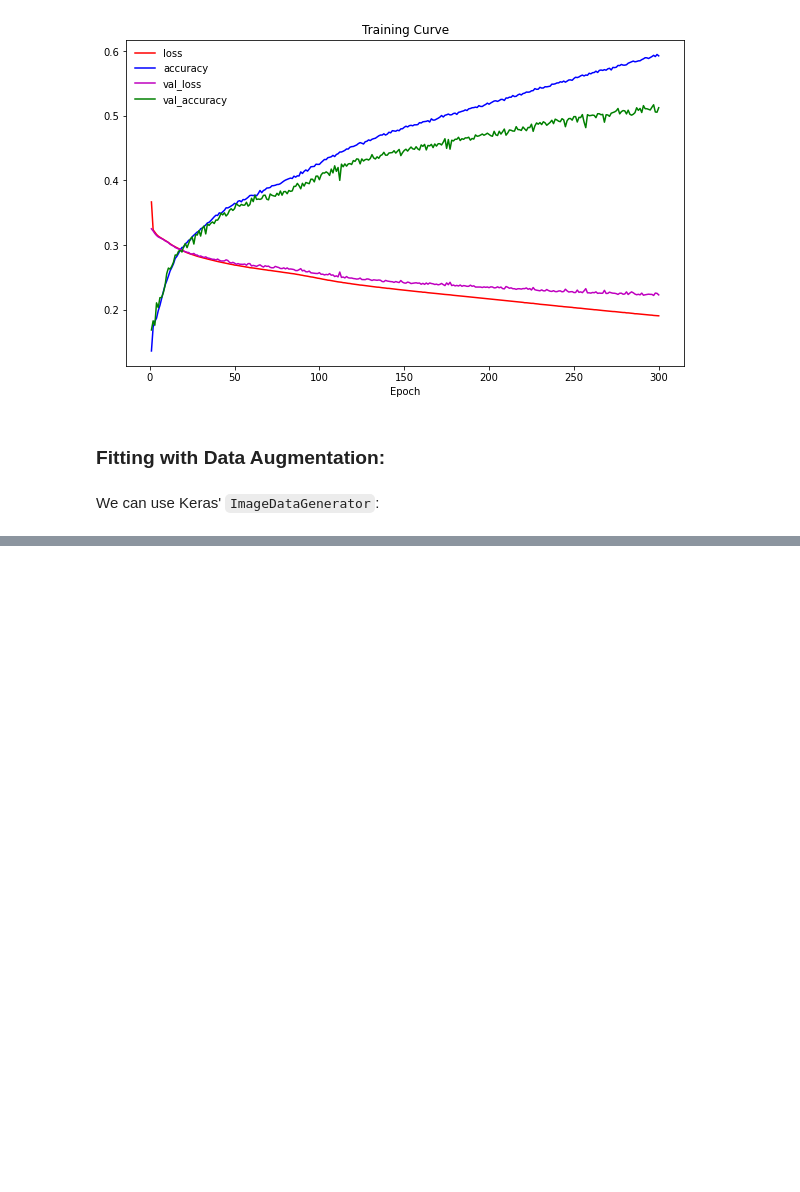
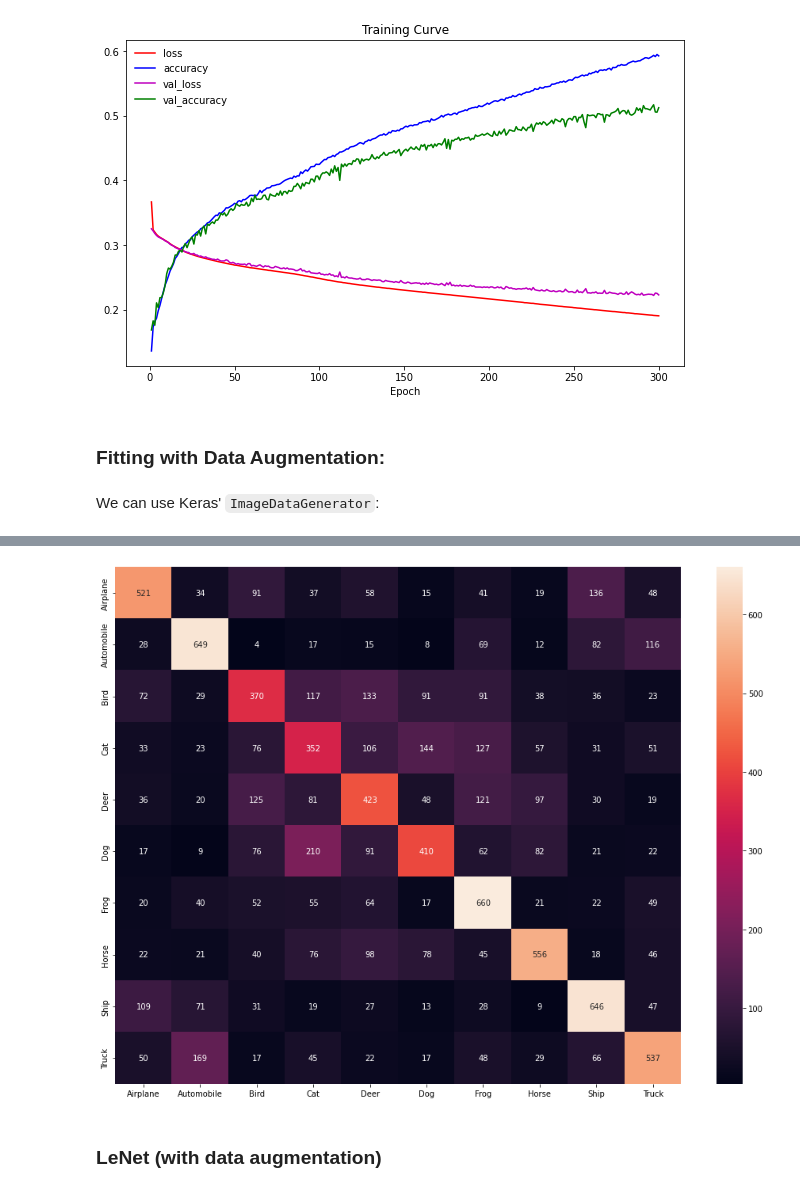
Before and after one commit to Sejmou/ml-ex3, a Jupyter notebook: notebooks/LeNet5_CIFAR_10.ipynb, the cells around one changed output, grey strips where cells are left out. Drawn from its saved outputs; the diff is of its cells as text; code cells hidden in the pictures; blank space fills up the shorter version.

Commit message:
LeNet5 data_aug CIFAR-10

```diff
--- a/notebooks/LeNet5_CIFAR_10.ipynb
+++ b/notebooks/LeNet5_CIFAR_10.ipynb
@@ -338,0 +566,6 @@ model.save(os.path.join(log_dir, 'Model.h5')
+# %%
+# Recreate the best model from the fit on augmented data, including its weights and the optimizer
+no_aug_model = tf.keras.models.load_model(log_dir_no_aug)
+
+# Show the model architecture
+no_aug_model.summary()
@@ -338,0 +597,7 @@ model.save(os.path.join(log_dir, 'Model.h5')
+# %%
+import numpy as np
+y_preds_no_aug = no_aug_model.predict(X_test)# matrix; row: observation, col: prob. for class
+y_pred_no_aug = np.argmax(y_preds_no_aug, axis=1)
+# %%
+text_labels = list(data_loader.text_label_dict.values())
+text_labels
@@ -338,0 +615,10 @@ model.save(os.path.join(log_dir, 'Model.h5')
+# %%
+y_test_1d = np.argmax(y_test, axis=1)# for plotting confusion matrix, we need class labels as 1d array
+# %%
+from helper_scripts.model_evaluation import plot_confusion_matrix
+
+plot_confusion_matrix(y_test_1d, y_pred_no_aug, text_labels=text_labels)
+# %% [output]
+[figure, added]
+# %% [markdown]
+### LeNet (with data augmentation)
```
Also changed, not shown: parts of 51 cells of this notebook.
